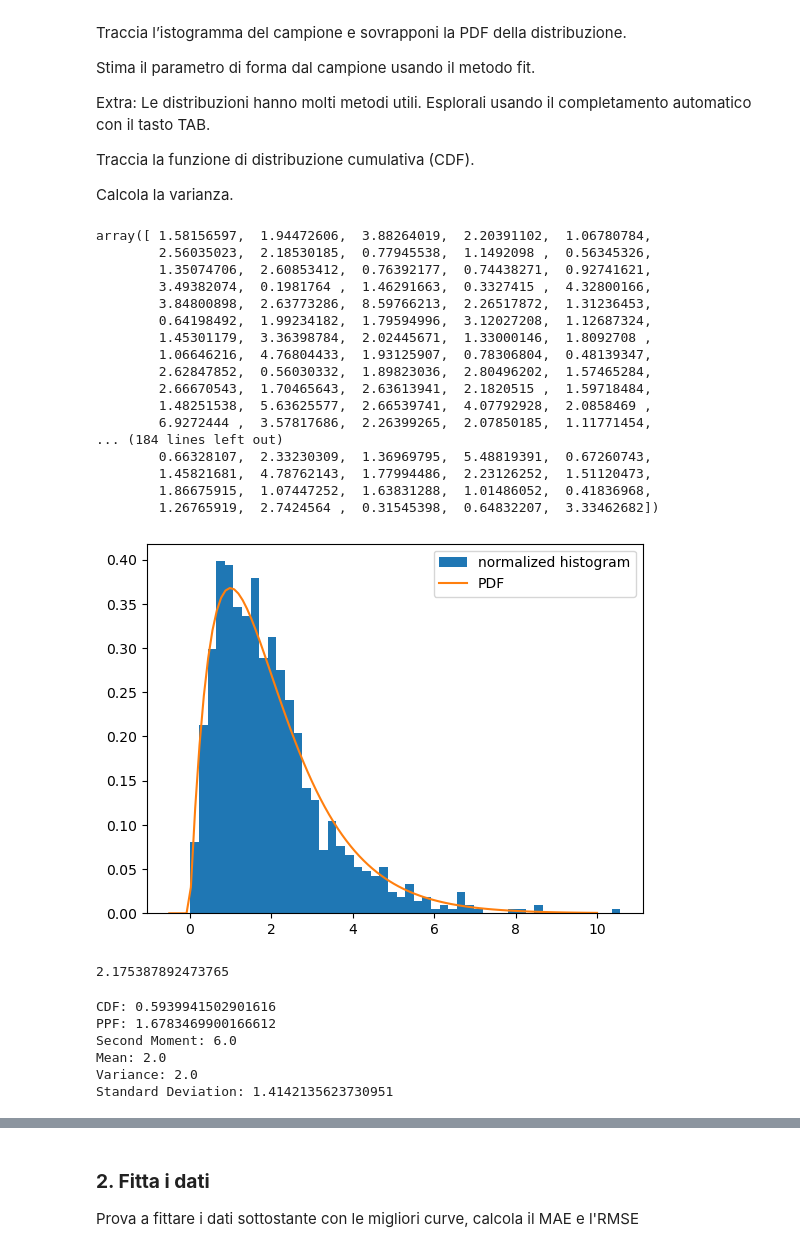
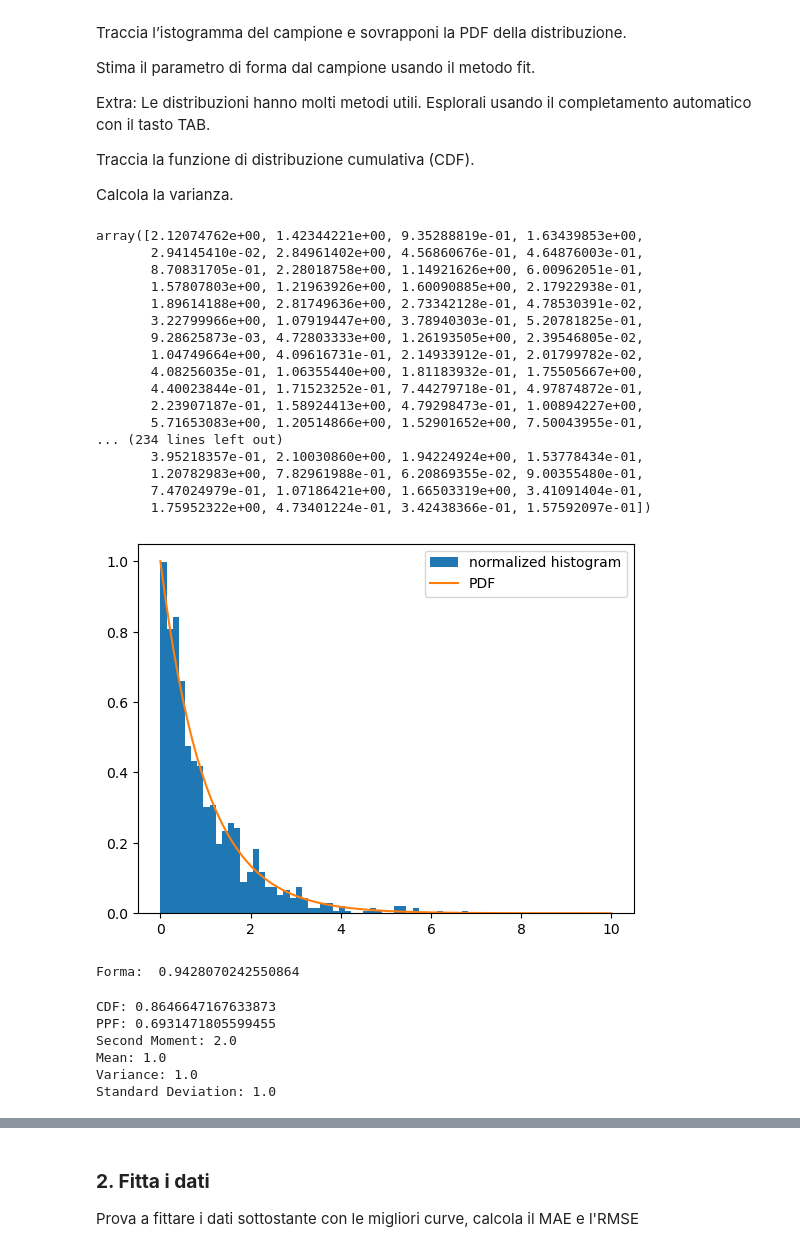
Before and after one commit to Zelvrai/Programming_Lab_2, a Jupyter notebook: 6_Esercizi_lez_6.ipynb, the cells around one changed output, grey strips where cells are left out. Drawn from its saved outputs; the diff is of its cells as text; code cells hidden in the pictures.

```diff
--- a/6_Esercizi_lez_6.ipynb
+++ b/6_Esercizi_lez_6.ipynb
@@ -19,40 +19,40 @@ import matplotlib.pyplot as plt
 import scipy as sp
 import math
 # %%
-dist = sp.stats.gamma(a=2, scale=1)
+dist = sp.stats.gamma(a=1, scale=1)
 sample = dist.rvs(size=1000) # "random variate sample"
 sample
 # %% [output]
-array([ 1.58156597,  1.94472606,  3.88264019,  2.20391102,  1.06780784,
-        2.56035023,  2.18530185,  0.77945538,  1.1492098 ,  0.56345326,
-        1.35074706,  2.60853412,  0.76392177,  0.74438271,  0.92741621,
-        3.49382074,  0.1981764 ,  1.46291663,  0.3327415 ,  4.32800166,
-        3.84800898,  2.63773286,  8.59766213,  2.26517872,  1.31236453,
-        0.64198492,  1.99234182,  1.79594996,  3.12027208,  1.12687324,
-        1.45301179,  3.36398784,  2.02445671,  1.33000146,  1.8092708 ,
-        1.06646216,  4.76804433,  1.93125907,  0.78306804,  0.48139347,
-        2.62847852,  0.56030332,  1.89823036,  2.80496202,  1.57465284,
-        2.66670543,  1.70465643,  2.63613941,  2.1820515 ,  1.59718484,
-        1.48251538,  5.63625577,  2.66539741,  4.07792928,  2.0858469 ,
-        6.9272444 ,  3.57817686,  2.26399265,  2.07850185,  1.11771454,
-... (184 lines left out)
-        0.66328107,  2.33230309,  1.36969795,  5.48819391,  0.67260743,
-        1.45821681,  4.78762143,  1.77994486,  2.23126252,  1.51120473,
-        1.86675915,  1.07447252,  1.63831288,  1.01486052,  0.41836968,
-        1.26765919,  2.7424564 ,  0.31545398,  0.64832207,  3.33462682])
+array([2.12074762e+00, 1.42344221e+00, 9.35288819e-01, 1.63439853e+00,
+       2.94145410e-02, 2.84961402e+00, 4.56860676e-01, 4.64876003e-01,
+       8.70831705e-01, 2.28018758e+00, 1.14921626e+00, 6.00962051e-01,
+       1.57807803e+00, 1.21963926e+00, 1.60090885e+00, 2.17922938e-01,
+       1.89614188e+00, 2.81749636e+00, 2.73342128e-01, 4.78530391e-02,
+       3.22799966e+00, 1.07919447e+00, 3.78940303e-01, 5.20781825e-01,
+       9.28625873e-03, 4.72803333e+00, 1.26193505e+00, 2.39546805e-02,
+       1.04749664e+00, 4.09616731e-01, 2.14933912e-01, 2.01799782e-02,
+       4.08256035e-01, 1.06355440e+00, 1.81183932e-01, 1.75505667e+00,
+       4.40023844e-01, 1.71523252e-01, 7.44279718e-01, 4.97874872e-01,
+       2.23907187e-01, 1.58924413e+00, 4.79298473e-01, 1.00894227e+00,
+       5.71653083e+00, 1.20514866e+00, 1.52901652e+00, 7.50043955e-01,
+... (234 lines left out)
+       3.95218357e-01, 2.10030860e+00, 1.94224924e+00, 1.53778434e-01,
+       1.20782983e+00, 7.82961988e-01, 6.20869355e-02, 9.00355480e-01,
+       7.47024979e-01, 1.07186421e+00, 1.66503319e+00, 3.41091404e-01,
+       1.75952322e+00, 4.73401224e-01, 3.42438366e-01, 1.57592097e-01])
 # %%
 plt.hist(sample, bins=50, density=True, label='normalized histogram')
-x = np.linspace(-0.5, 10, 100)  # intervallo, divisioni
+x = np.linspace(0, 10, 100)  # intervallo, divisioni
 plt.plot(x, dist.pdf(x), label='PDF')
 plt.legend()
 plt.show()
 # %% [output]
-[figure, old version]
+[figure, new version]
 # %%
 forma, loc, scala = sp.stats.gamma.fit(sample)
-print(forma)
+print("Forma: ", forma)
 # %% [output]
-2.175387892473765
+Forma:  0.9428070242550864
 # %%
 # Calcola la funzione di distribuzione cumulativa (CDF) per un valore specifico
 cdf_value = dist.cdf(2)
@@ -78,12 +78,12 @@ print("Variance:", variance_value)
 std_dev_value = dist.std()
 print("Standard Deviation:", std_dev_value)
 # %% [output]
-CDF: 0.5939941502901616
-PPF: 1.6783469900166612
-Second Moment: 6.0
-Mean: 2.0
-Variance: 2.0
-Standard Deviation: 1.4142135623730951
+CDF: 0.8646647167633873
+PPF: 0.6931471805599455
+Second Moment: 2.0
+Mean: 1.0
+Variance: 1.0
+Standard Deviation: 1.0
 # %%
 plt.hist(sample, bins=50, density=True, label='normalized histogram')
 plt.plot(x, dist.cdf(x), label='CDF')
```
Also changed, not shown: parts of 2 cells of this notebook, 2 other files.
